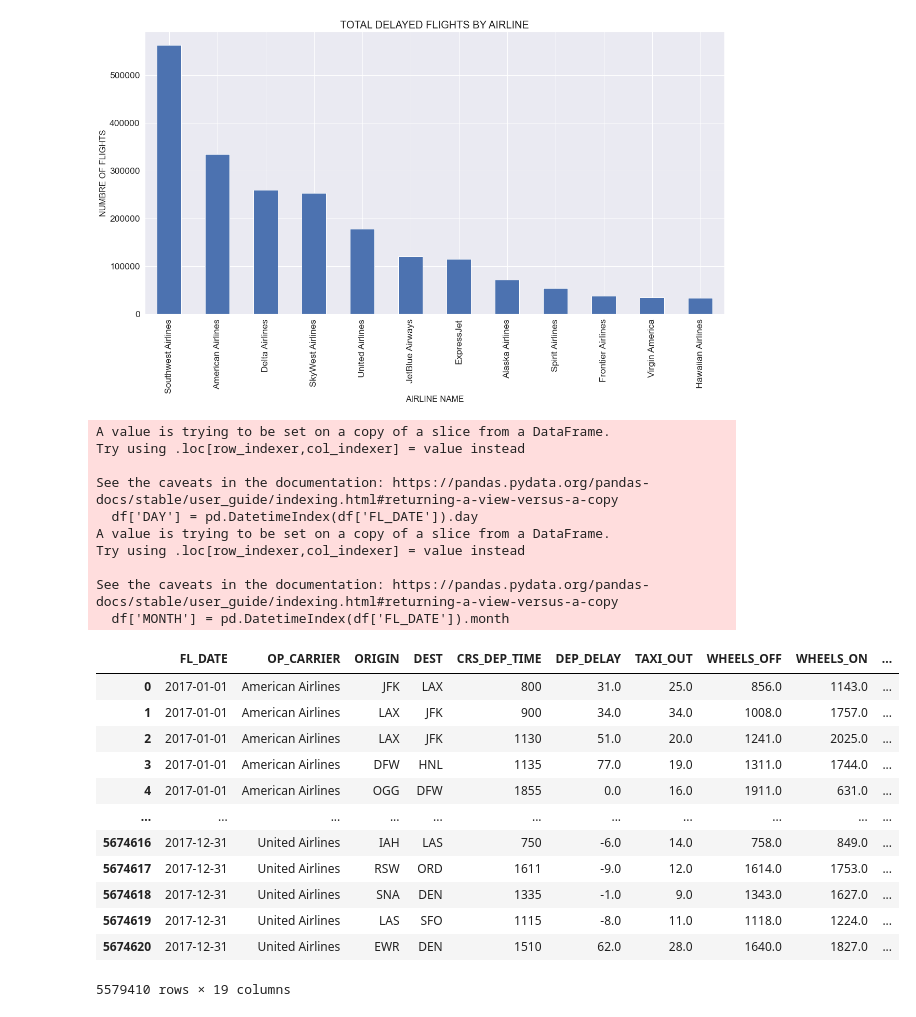
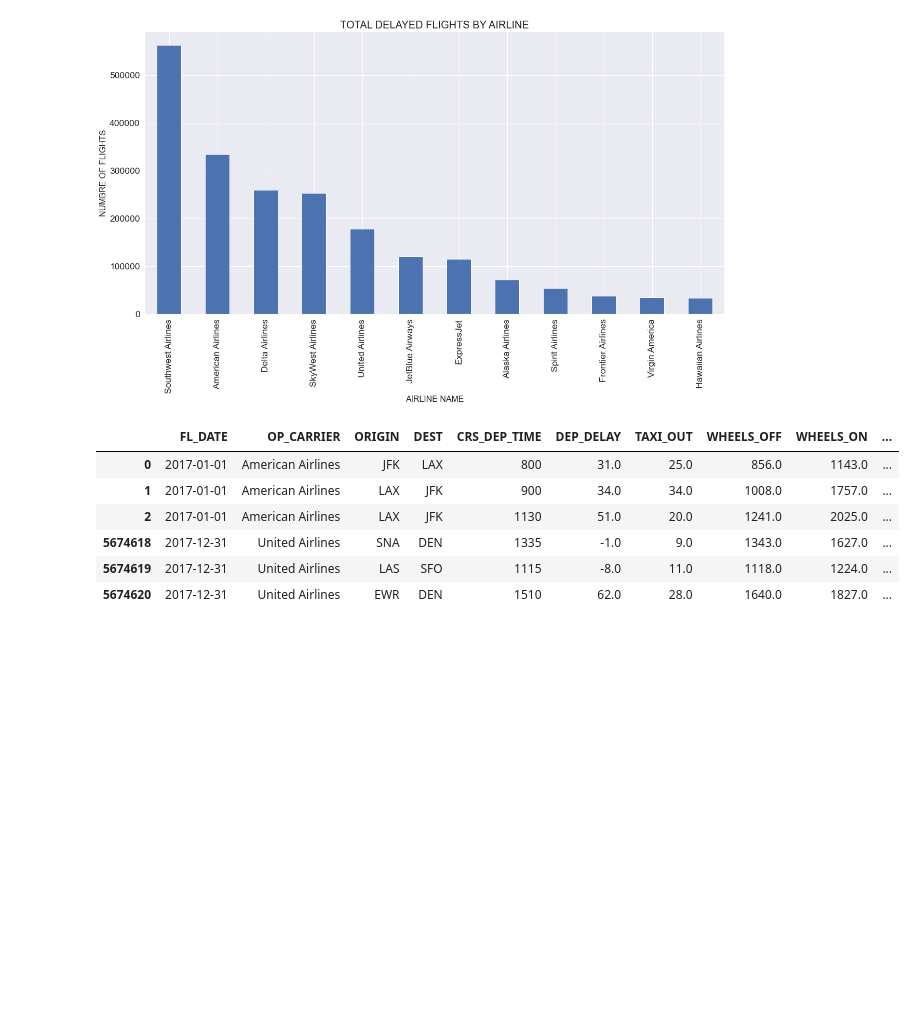
Before and after one commit to lmalla/Project-4, a Jupyter notebook: Data_Preprocessing/Data_Cleaning.ipynb, the cells around one changed output. Cells and saved outputs as stored; diff of their text form; code cells hidden in the pictures; blank space fills up the shorter version.

Commit message:
More data cleaning & Airport info

```diff
--- a/Data_Preprocessing/Data_Cleaning.ipynb
+++ b/Data_Preprocessing/Data_Cleaning.ipynb
@@ -11,8 +14,8 @@ import seaborn as sns
 # Load the data.
 # Used zip file bcse csv file was too big to upload to github.
 #df = pd.read_csv('../Resources/2017.csv')
-df = pd.read_csv('2017.csv')
-df
+df = pd.read_csv('../Resources/2017.csv')
+df.head(3).append(df.tail(3))
 # %% [output]
 |  | FL_DATE | OP_CARRIER | OP_CARRIER_FL_NUM | ORIGIN | DEST | CRS_DEP_TIME | DEP_TIME | DEP_DELAY | TAXI_OUT | ... |
 | 0 | 2017-01-01 | AA | 1 | JFK | LAX | 800 | 831.0 | 31.0 | 25.0 | ... |
@@ -74,0 +69,8 @@ Total rows = 5591928
+# %%
+#Dropping the columns which are not required
+df = df.drop(["OP_CARRIER_FL_NUM","DEP_TIME","ARR_TIME","CANCELLED","CANCELLATION_CODE","DIVERTED","CARRIER_DELAY"
+             ,"WEATHER_DELAY","NAS_DELAY","SECURITY_DELAY","LATE_AIRCRAFT_DELAY","Unnamed: 27"], axis=1)
+print(f'Total rows after dropping  = {len(df)}\n')
+for col in df.columns:
+    print(col)
+df.head(3).append(df.tail(3))
@@ -90,7 +174 @@ Virgin America          70981
 Name: OP_CARRIER, dtype: int64
-# %%
-#Dropping the columns which are not required
-df = df.drop(["OP_CARRIER_FL_NUM","DEP_TIME","ARR_TIME","CANCELLED","CANCELLATION_CODE","DIVERTED","CARRIER_DELAY"
-             ,"WEATHER_DELAY","NAS_DELAY","SECURITY_DELAY","LATE_AIRCRAFT_DELAY"], axis=1)
-# %%
-df = df.drop(["Unnamed: 27"], axis=1)
@@ -216,33 +186,17 @@ plt.show()
 # %%
 # Creating Day and Month Columns so we can analyze if certain days or months have more flight delays
 
 df['DAY'] = pd.DatetimeIndex(df['FL_DATE']).day
 df['MONTH'] = pd.DatetimeIndex(df['FL_DATE']).month
-df
+df.head(3).append(df.tail(3))
 # %% [output]
-A value is trying to be set on a copy of a slice from a DataFrame.
-Try using .loc[row_indexer,col_indexer] = value instead
-
-See the caveats in the documentation: https://pandas.pydata.org/pandas-docs/stable/user_guide/indexing.html#returning-a-view-versus-a-copy
-  df['DAY'] = pd.DatetimeIndex(df['FL_DATE']).day
-A value is trying to be set on a copy of a slice from a DataFrame.
-Try using .loc[row_indexer,col_indexer] = value instead
-
-See the caveats in the documentation: https://pandas.pydata.org/pandas-docs/stable/user_guide/indexing.html#returning-a-view-versus-a-copy
-  df['MONTH'] = pd.DatetimeIndex(df['FL_DATE']).month
 |  | FL_DATE | OP_CARRIER | ORIGIN | DEST | CRS_DEP_TIME | DEP_DELAY | TAXI_OUT | WHEELS_OFF | WHEELS_ON | ... |
 | 0 | 2017-01-01 | American Airlines | JFK | LAX | 800 | 31.0 | 25.0 | 856.0 | 1143.0 | ... |
 | 1 | 2017-01-01 | American Airlines | LAX | JFK | 900 | 34.0 | 34.0 | 1008.0 | 1757.0 | ... |
 | 2 | 2017-01-01 | American Airlines | LAX | JFK | 1130 | 51.0 | 20.0 | 1241.0 | 2025.0 | ... |
-| 3 | 2017-01-01 | American Airlines | DFW | HNL | 1135 | 77.0 | 19.0 | 1311.0 | 1744.0 | ... |
-| 4 | 2017-01-01 | American Airlines | OGG | DFW | 1855 | 0.0 | 16.0 | 1911.0 | 631.0 | ... |
-| ... | ... | ... | ... | ... | ... | ... | ... | ... | ... | ... |
-| 5674616 | 2017-12-31 | United Airlines | IAH | LAS | 750 | -6.0 | 14.0 | 758.0 | 849.0 | ... |
-| 5674617 | 2017-12-31 | United Airlines | RSW | ORD | 1611 | -9.0 | 12.0 | 1614.0 | 1753.0 | ... |
 | 5674618 | 2017-12-31 | United Airlines | SNA | DEN | 1335 | -1.0 | 9.0 | 1343.0 | 1627.0 | ... |
 | 5674619 | 2017-12-31 | United Airlines | LAS | SFO | 1115 | -8.0 | 11.0 | 1118.0 | 1224.0 | ... |
 | 5674620 | 2017-12-31 | United Airlines | EWR | DEN | 1510 | 62.0 | 28.0 | 1640.0 | 1827.0 | ... |
-5579410 rows × 19 columns
 # %%
 # If we leave the military times for time based fields at the elemental levels they are, we create too many columns when we
 # hot encode, so we are separating the times in to 4 quadrants for the four time based fields below.
```
Also changed, not shown: parts of 23 cells of this notebook, 2 other files.
